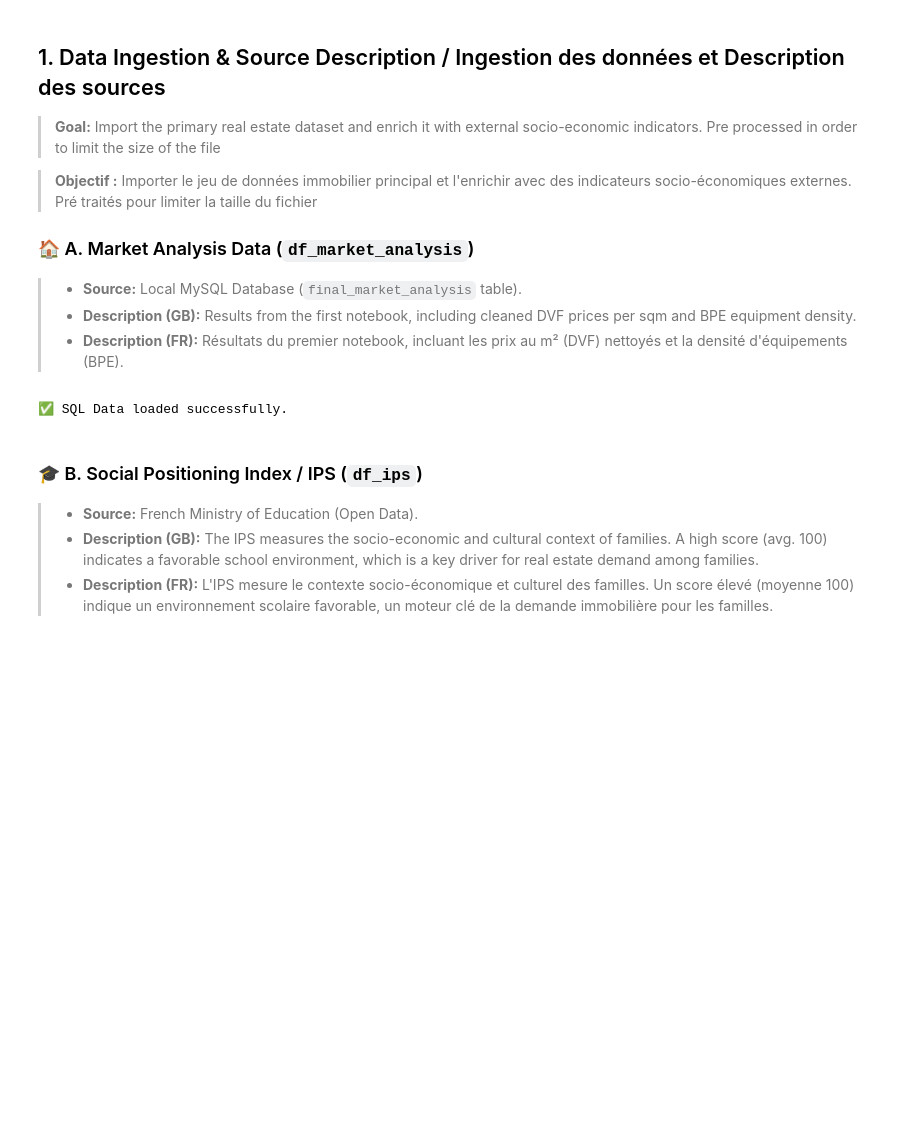
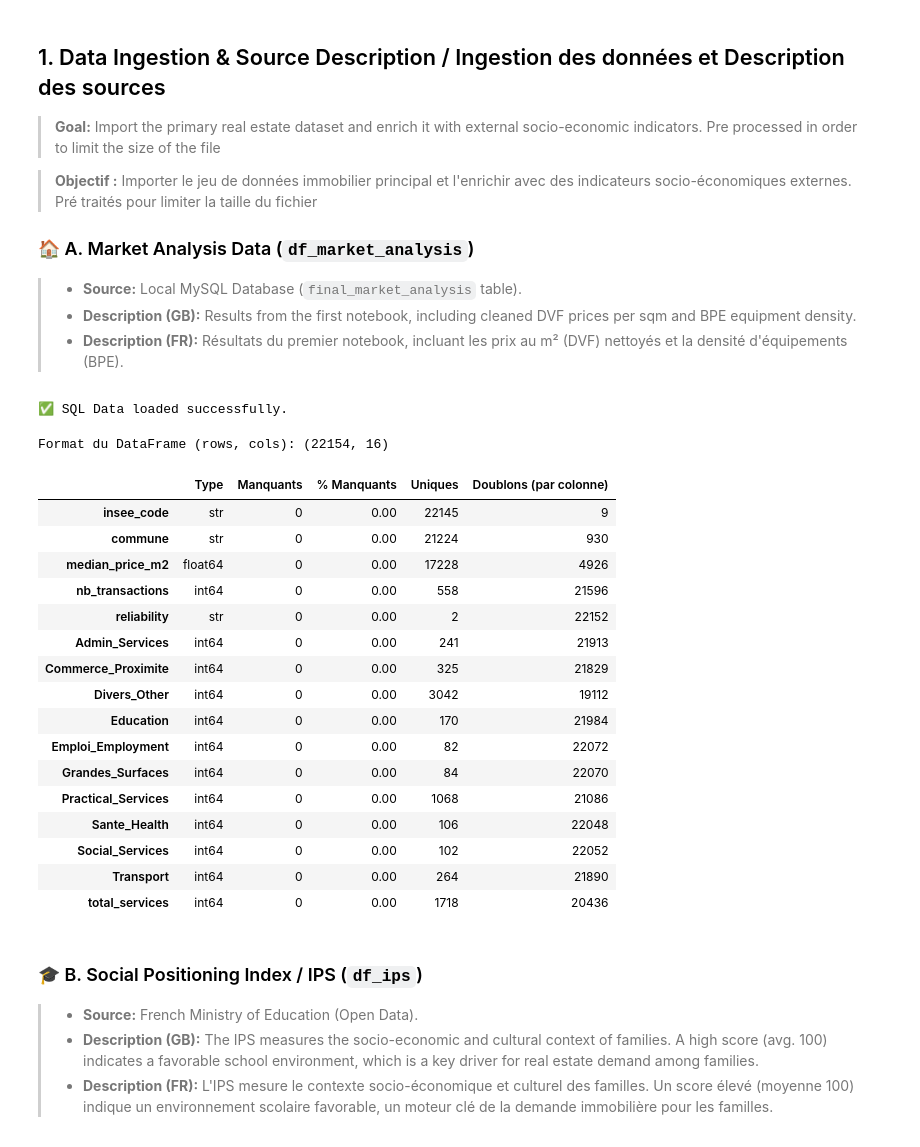
Before and after one commit to VeroniqueFanchonna/Final_project, a Jupyter notebook: notebooks/02_predictive_scoring_and_machine_learning.ipynb, the cells around one changed output. Drawn from its saved outputs; the diff is of its cells as text; code cells hidden in the pictures; blank space fills up the shorter version.

```diff
--- a/notebooks/02_predictive_scoring_and_machine_learning.ipynb
+++ b/notebooks/02_predictive_scoring_and_machine_learning.ipynb
@@ -94,6 +96,27 @@ except Exception as e:
     print(f"❌ SQL Error: {e}. Check if 'db_name' is correct.") #the try-except block is to catch potential errors in order to have a clear error message
 # %% [output]
 ✅ SQL Data loaded successfully.
+# %%
+check_data_quality(df_market_analysis)
+# %% [output]
+Format du DataFrame (rows, cols): (22154, 16)
+|  | Type | Manquants | % Manquants | Uniques | Doublons (par colonne) |
+| insee_code | str | 0 | 0.00 | 22145 | 9 |
+| commune | str | 0 | 0.00 | 21224 | 930 |
+| median_price_m2 | float64 | 0 | 0.00 | 17228 | 4926 |
+| nb_transactions | int64 | 0 | 0.00 | 558 | 21596 |
+| reliability | str | 0 | 0.00 | 2 | 22152 |
+| Admin_Services | int64 | 0 | 0.00 | 241 | 21913 |
+| Commerce_Proximite | int64 | 0 | 0.00 | 325 | 21829 |
+| Divers_Other | int64 | 0 | 0.00 | 3042 | 19112 |
+| Education | int64 | 0 | 0.00 | 170 | 21984 |
+| Emploi_Employment | int64 | 0 | 0.00 | 82 | 22072 |
+| Grandes_Surfaces | int64 | 0 | 0.00 | 84 | 22070 |
+| Practical_Services | int64 | 0 | 0.00 | 1068 | 21086 |
+| Sante_Health | int64 | 0 | 0.00 | 106 | 22048 |
+| Social_Services | int64 | 0 | 0.00 | 102 | 22052 |
+| Transport | int64 | 0 | 0.00 | 264 | 21890 |
+| total_services | int64 | 0 | 0.00 | 1718 | 20436 |
 # %% [markdown]
 ### 🎓 B. Social Positioning Index / IPS (`df_ips`)
 >
```
Also changed, not shown: parts of 36 cells of this notebook, 15 other files.
